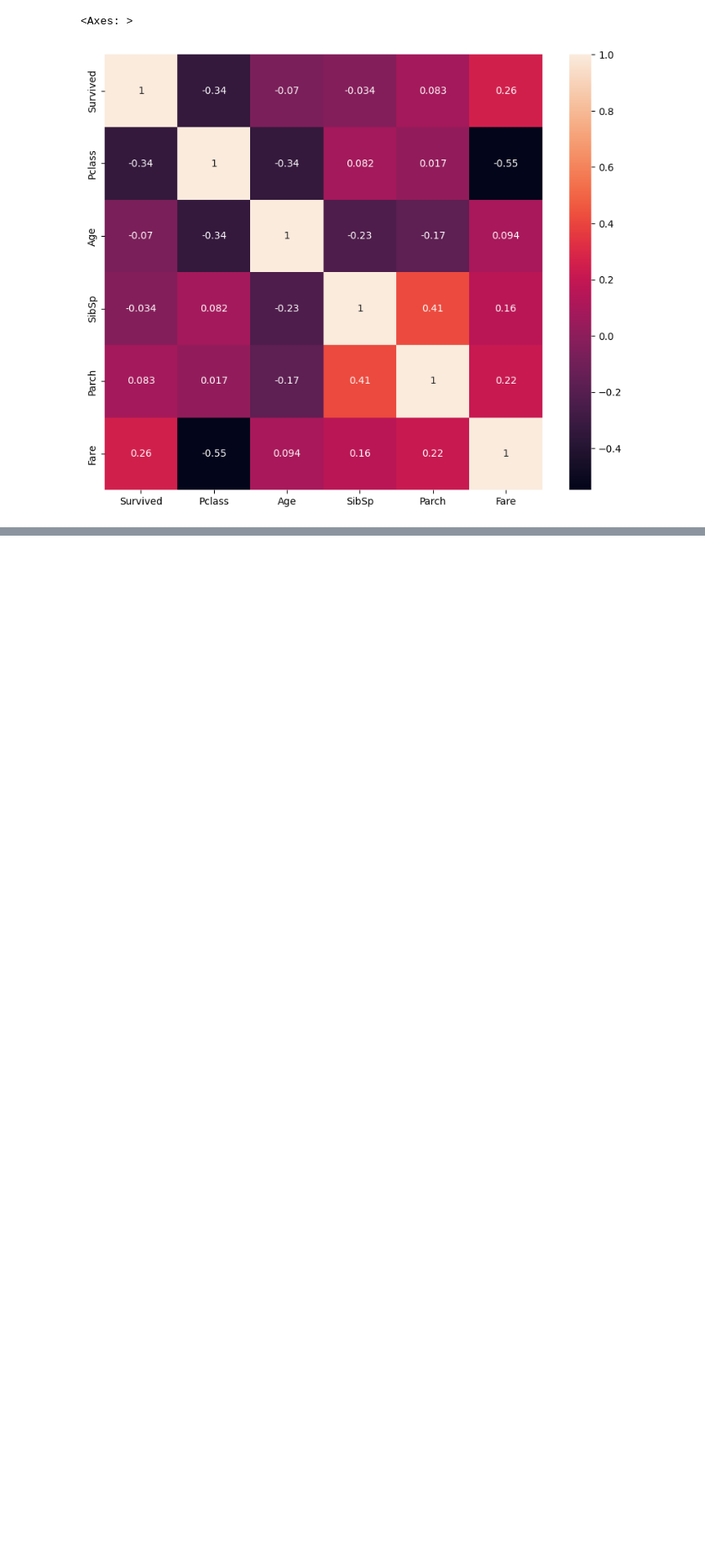
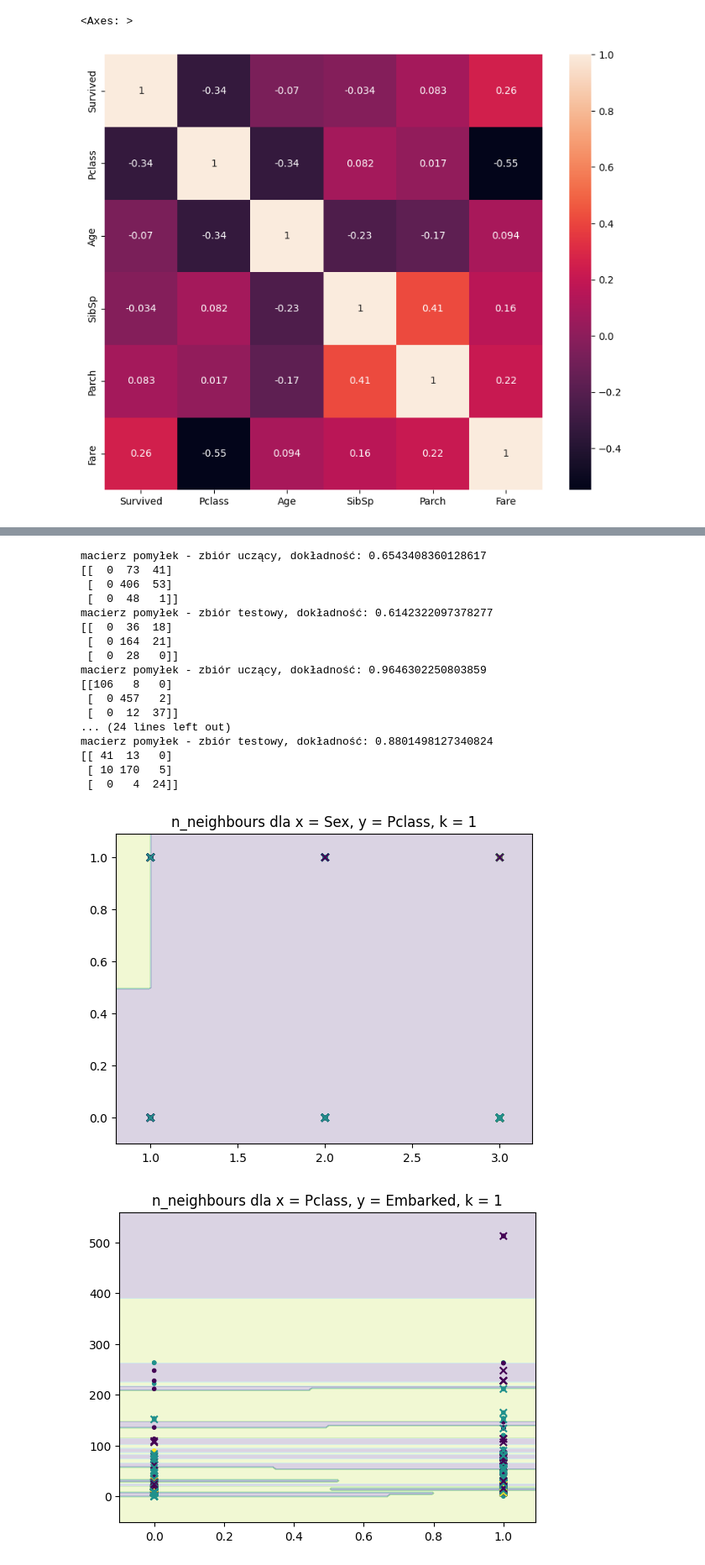
Before and after one commit to nataliabpw/titanic, a Jupyter notebook: project.ipynb, the cells around one changed output, grey strips where cells are left out. Shown at 84% size. Drawn from its saved outputs; the diff is of its cells as text; code cells hidden in the pictures; blank space fills up the shorter version.

Commit message:
KNN + naiwny klasyfikator bayesa

```diff
--- a/project.ipynb
+++ b/project.ipynb
@@ -231,0 +344,5 @@ Fare          0.26   -0.55  0.09   0.16   0.22  1.00
+# %%
+atrybuty = [ ['Sex', 'Pclass'], ['Pclass', 'Embarked'], ['Sex', 'Age'], ['Fare', 'Sex'], ['Sex', 'Embarked']]
+
+# podział zbioru danych
+dane_podzielone = podziel(dane,0.3)
@@ -231,0 +351,41 @@ Fare          0.26   -0.55  0.09   0.16   0.22  1.00
+# %%
+#wybór liczby sąsiadów
+k = 1
+
+# zdefiniowanie modelu klasyfikatora
+model = KNeighborsClassifier(n_neighbors=k)
+
+for aktualne_atrybuty in atrybuty:
+    atrybut_1  = aktualne_atrybuty[0]
+    atrybut_2 = aktualne_atrybuty[1]
+
+    atrybut_1_index = dane.columns.get_loc(atrybut_1) - 1
+    atrybut_2_index = dane.columns.get_loc(atrybut_2) - 1
+
+    # zdefiniowanie modelu klasyfikatora
+    model = KNeighborsClassifier(n_neighbors=k)
+
+    # weryfikacja
+    weryfikuj(model,dane_podzielone,[atrybut_1_index,atrybut_2_index])
+
+    granice(model, dane_podzielone, atrybut_1_index, atrybut_2_index, "n_neighbours dla x = " + atrybut_1 + ", y = " + atrybut_2 + ", k = " + str(k))
+# %% [output]
+macierz pomyłek - zbiór uczący, dokładność: 0.6543408360128617
+[[  0  73  41]
+ [  0 406  53]
+ [  0  48   1]]
+macierz pomyłek - zbiór testowy, dokładność: 0.6142322097378277
+[[  0  36  18]
+ [  0 164  21]
+ [  0  28   0]]
+macierz pomyłek - zbiór uczący, dokładność: 0.9646302250803859
+[[106   8   0]
+ [  0 457   2]
+ [  0  12  37]]
+... (24 lines left out)
+macierz pomyłek - zbiór testowy, dokładność: 0.8801498127340824
+[[ 41  13   0]
+ [ 10 170   5]
+ [  0   4  24]]
+[figure, added]
+[figure, added]
```
Also changed, not shown: parts of 14 cells of this notebook.
